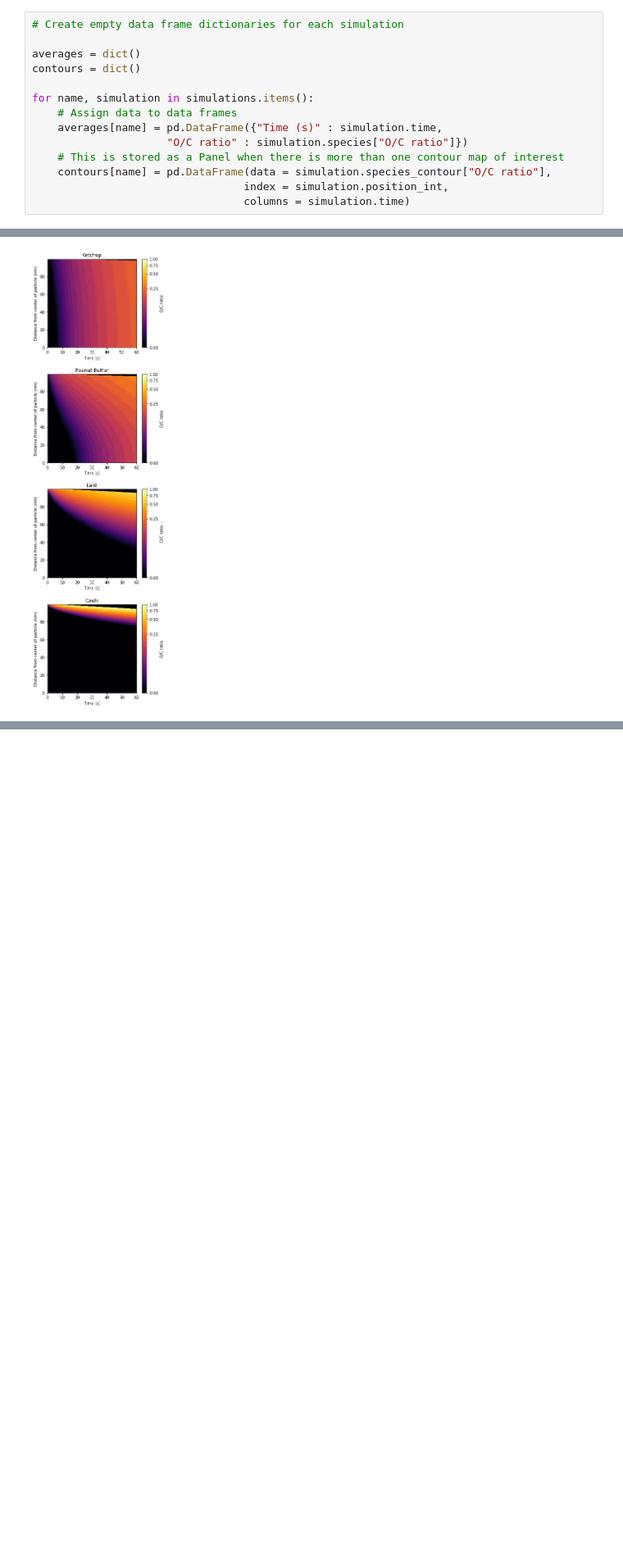
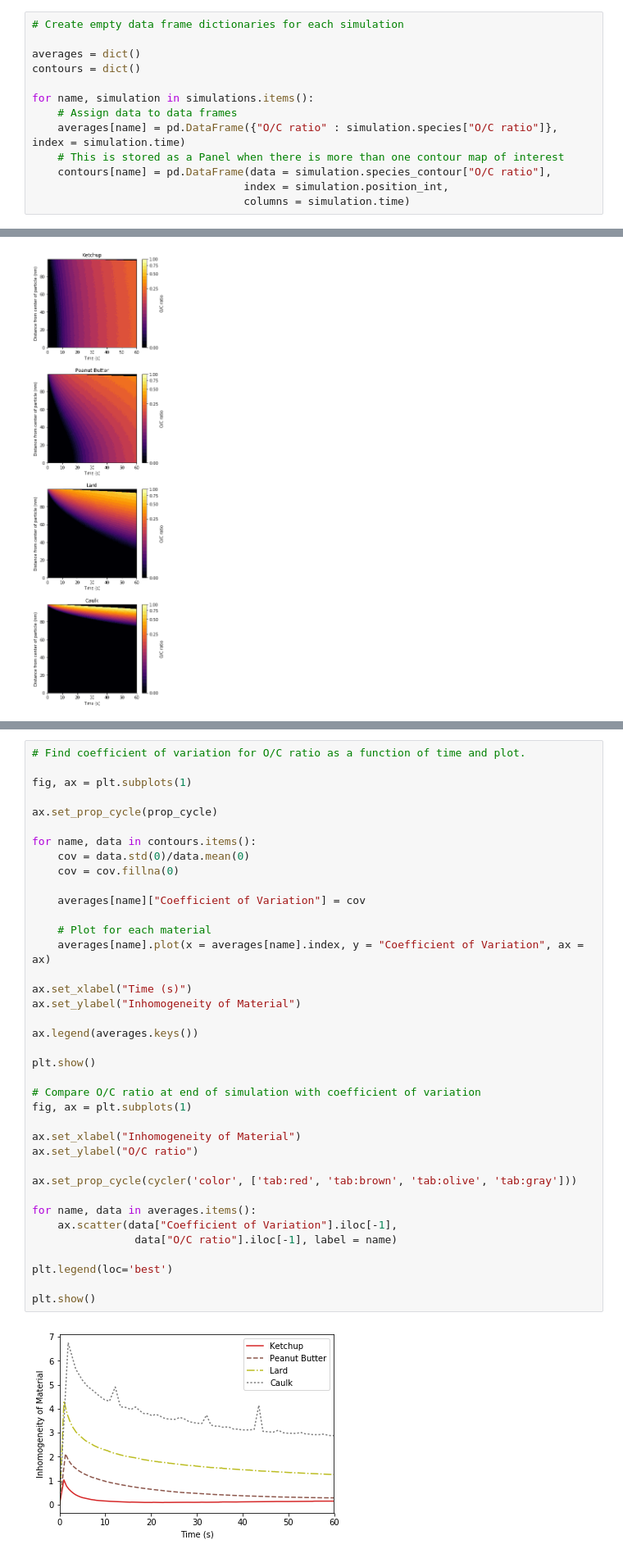
Before and after one commit to aawiegel/StackSimAnalysis, a Jupyter notebook: Demo.ipynb, the cells around one changed output, grey strips where cells are left out. Shown at 82% size. Cells and saved outputs as stored; diff of their text form; blank space fills up the shorter version.

Commit message:
added coefficient of variation

```diff
--- a/Demo.ipynb
+++ b/Demo.ipynb
@@ -129,8 +129,7 @@ contours = dict()
 
 for name, simulation in simulations.items():
     # Assign data to data frames
-    averages[name] = pd.DataFrame({"Time (s)" : simulation.time,
-                     "O/C ratio" : simulation.species["O/C ratio"]})
+    averages[name] = pd.DataFrame({"O/C ratio" : simulation.species["O/C ratio"]}, index = simulation.time)
     # This is stored as a Panel when there is more than one contour map of interest
     contours[name] = pd.DataFrame(data = simulation.species_contour["O/C ratio"],
                                  index = simulation.position_int,
@@ -206,0 +209,40 @@ Initially, some confinement near the surface helps promote oxidation because som
+# %%
+# Find coefficient of variation for O/C ratio as a function of time and plot.
+
+fig, ax = plt.subplots(1)
+
+ax.set_prop_cycle(prop_cycle)
+
+for name, data in contours.items():
+    cov = data.std(0)/data.mean(0)
+    cov = cov.fillna(0)
+
+    averages[name]["Coefficient of Variation"] = cov
+
+    # Plot for each material
+    averages[name].plot(x = averages[name].index, y = "Coefficient of Variation", ax = ax)
+
+ax.set_xlabel("Time (s)")
+ax.set_ylabel("Inhomogeneity of Material")
+
+ax.legend(averages.keys())
+
+plt.show()
+
+# Compare O/C ratio at end of simulation with coefficient of variation
+fig, ax = plt.subplots(1)
+
+ax.set_xlabel("Inhomogeneity of Material")
+ax.set_ylabel("O/C ratio")
+
+ax.set_prop_cycle(cycler('color', ['tab:red', 'tab:brown', 'tab:olive', 'tab:gray']))
+
+for name, data in averages.items():
+    ax.scatter(data["Coefficient of Variation"].iloc[-1],
+                data["O/C ratio"].iloc[-1], label = name)
+
+plt.legend(loc='best')
+
+plt.show()
+# %% [output]
+[figure, added]
```
Also changed, not shown: parts of 5 cells of this notebook.
